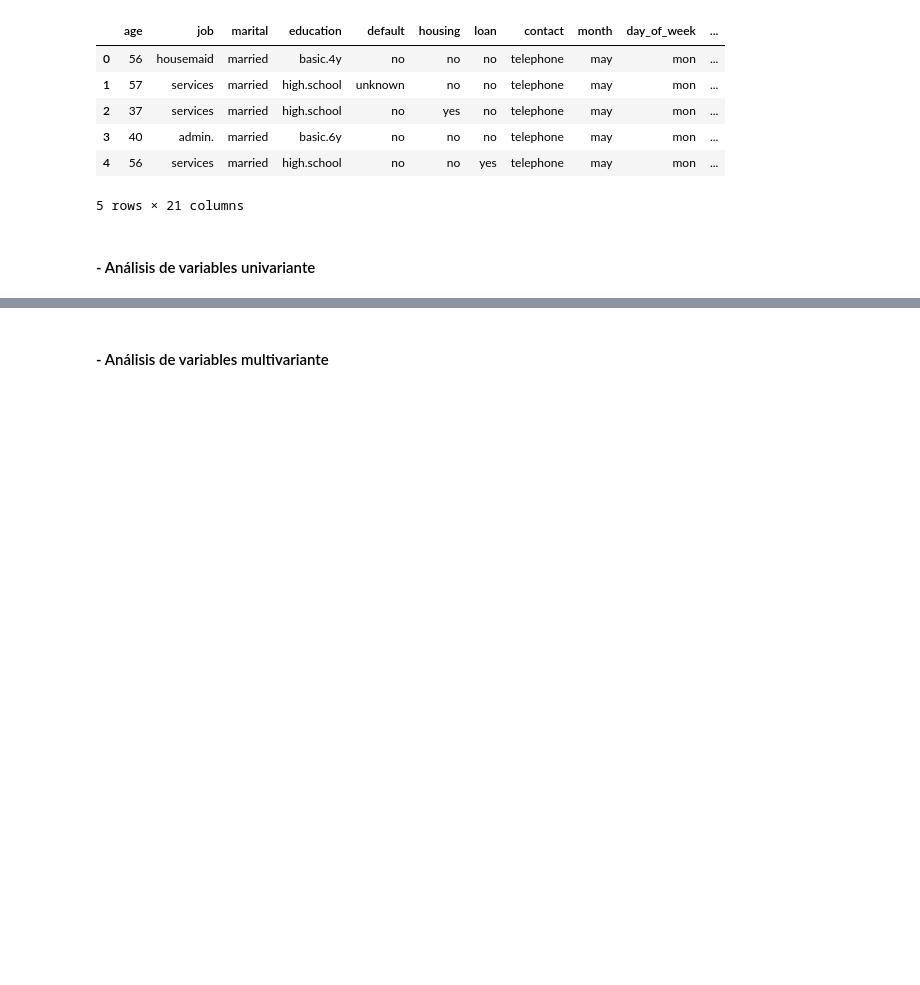
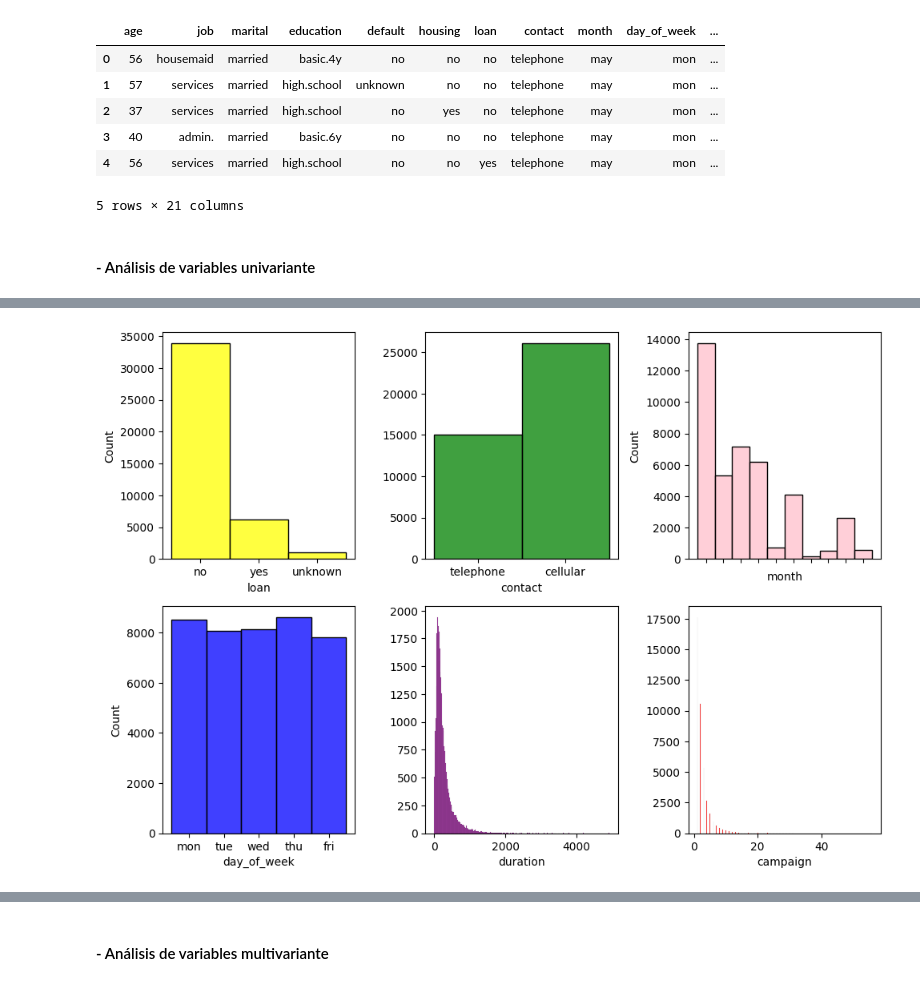
Before and after one commit to Pilizmt/logistic-regression-project-tutorial-pilarzarco, a Jupyter notebook: Bank.ipynb, the cells around one changed output, grey strips where cells are left out. Saved outputs shown, nothing was run; the diff lists cells and outputs as text; code cells hidden in the pictures; blank space fills up the shorter version.

```diff
--- a/Bank.ipynb
+++ b/Bank.ipynb
@@ -54,13 +73,15 @@ bank_df.head()
 # %%
-# fig, axis= plt.subplots(2, 3, figsize=(10, 7))
+fig, axis= plt.subplots(2, 3, figsize=(10, 7))
 
-# sns.histplot(ax=axis[0, 0], data=bank_df, x="loan", color="yellow")
-# sns.histplot(ax=axis[0, 1], data=bank_df, x="contact", color="green").set(ylabel=None)
-# sns.histplot(ax=axis[0, 2], data=bank_df, x="month", color="pink").set_xticklabels([])
-# sns.histplot(ax=axis[1, 0], data=bank_df, x="day_of_week", color="blue")
-# sns.histplot(ax=axis[1, 1], data=bank_df, x="duration", color="purple").set(ylabel=None)
-# sns.histplot(ax=axis[1, 2], data=bank_df, x="campaign", color="red").set(ylabel=None)
+sns.histplot(ax=axis[0, 0], data=bank_df, x="loan", color="yellow")
+sns.histplot(ax=axis[0, 1], data=bank_df, x="contact", color="green").set(ylabel=None)
+sns.histplot(ax=axis[0, 2], data=bank_df, x="month", color="pink").set_xticklabels([])
+sns.histplot(ax=axis[1, 0], data=bank_df, x="day_of_week", color="blue")
+sns.histplot(ax=axis[1, 1], data=bank_df, x="duration", color="purple").set(ylabel=None)
+sns.histplot(ax=axis[1, 2], data=bank_df, x="campaign", color="red").set(ylabel=None)
 
-# plt.tight_layout()
-# plt.show()
+plt.tight_layout()
+plt.show()
+# %% [output]
+[figure, added]
 # %%
```
Also changed, not shown: parts of 17 cells of this notebook.
